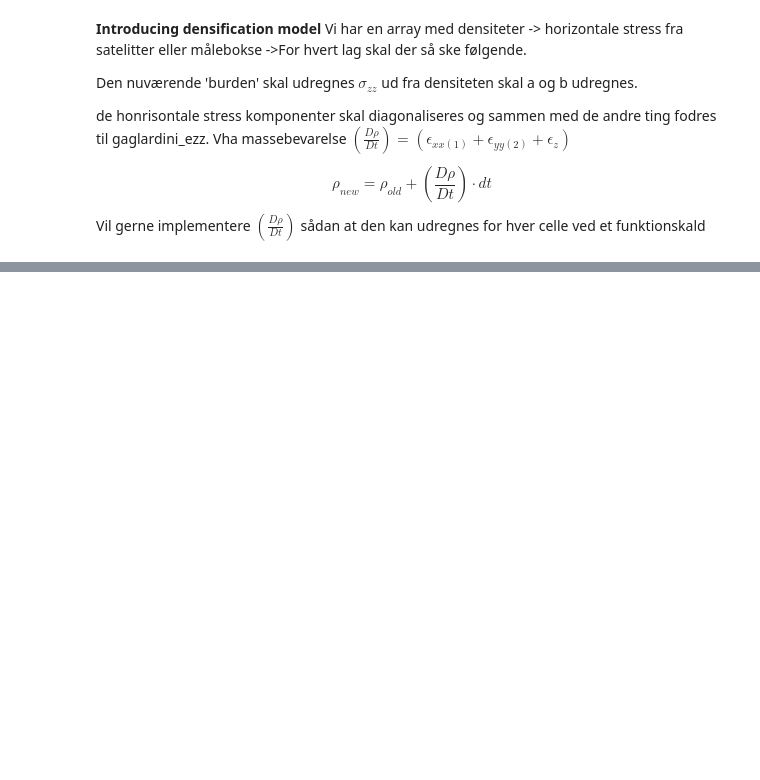
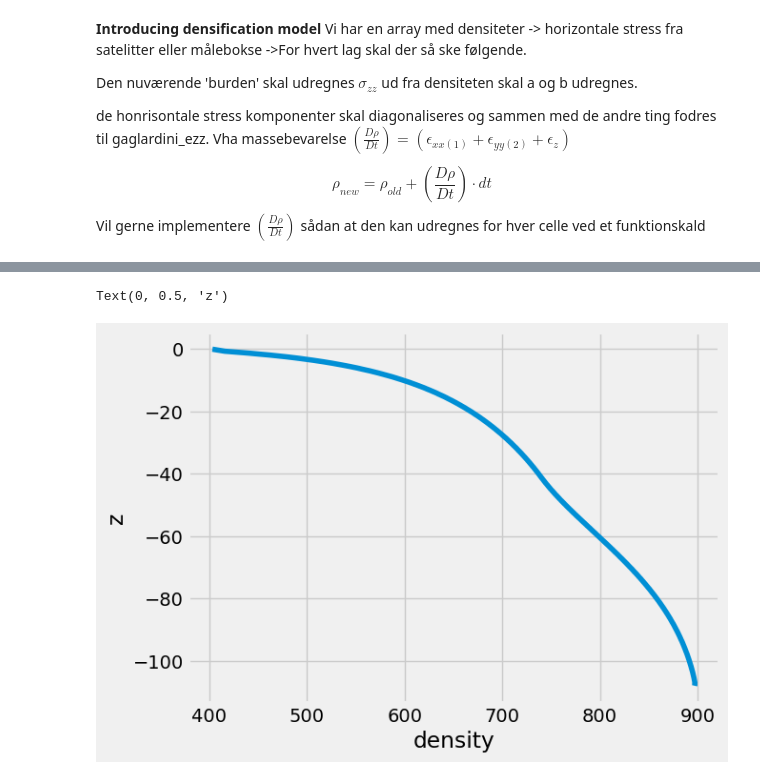
Before and after one commit to NikolajMunkKjaersgaard/Compressible-Fern-Model, a Jupyter notebook: Puk Fern /Inital.ipynb, the cells around one changed output, grey strips where cells are left out. Drawn from its saved outputs; the diff is of its cells as text; code cells hidden in the pictures; blank space fills up the shorter version.

```diff
--- a/Puk Fern /Inital.ipynb
+++ b/Puk Fern /Inital.ipynb
@@ -379,0 +305,7 @@ plt.tight_layout()
+# %%
+plt.plot(Ara2[:-1,0], np.cumsum(Ara2[:-1, 2])- np.max(np.cumsum(Ara2[:-1, 2])))
+plt.xlabel('density')
+plt.ylabel('z')
+# %% [output]
+Text(0, 0.5, 'z')
+[figure, added]
```
Also changed, not shown: parts of 19 cells of this notebook, 1 other file.
